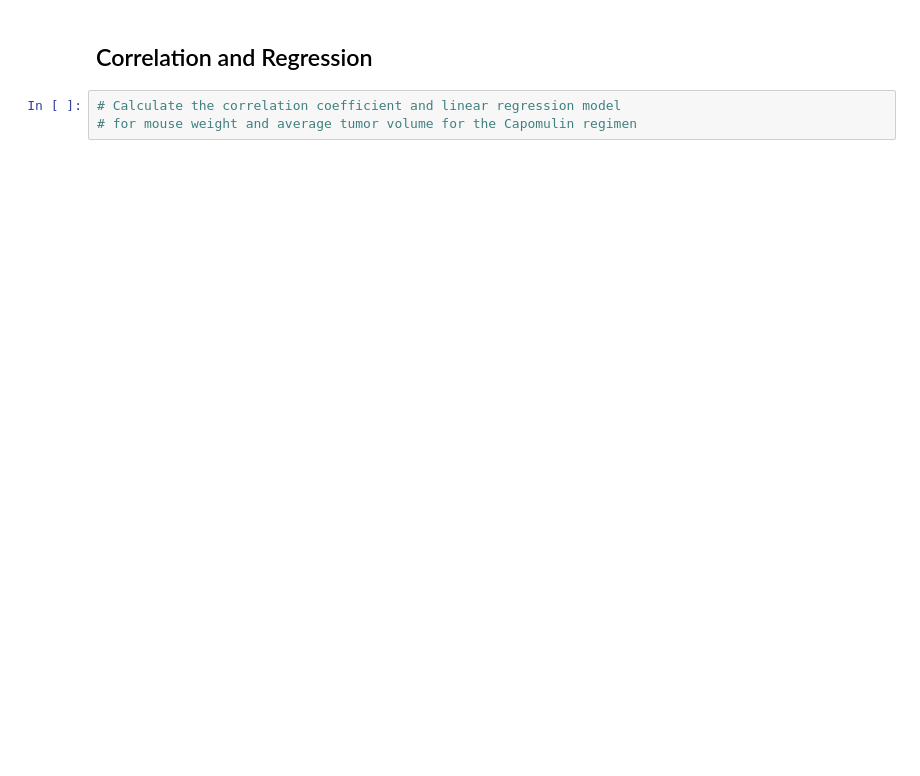
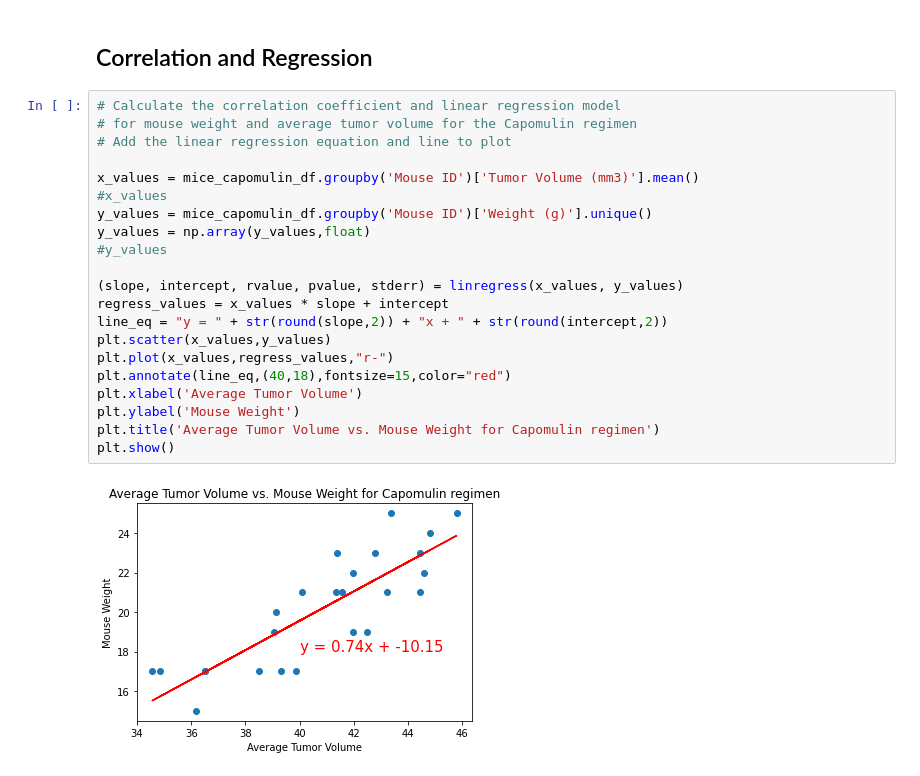
Before and after one commit to patrickfspring/A-Pharamaceuticals-Study-of-Anti-Cancer-Drugs-using-Matplotlib, a Jupyter notebook: Pymaceuticals/pymaceuticals_starter.ipynb, the cells around one changed output. Saved outputs shown, nothing was run; the diff lists cells and outputs as text; blank space fills up the shorter version.

```diff
--- a/Pymaceuticals/pymaceuticals_starter.ipynb
+++ b/Pymaceuticals/pymaceuticals_starter.ipynb
@@ -272,5 +441,25 @@ plt.show()
 # %% [markdown]
 ## Correlation and Regression
-# %%
-# Calculate the correlation coefficient and linear regression model
-# for mouse weight and average tumor volume for the Capomulin regimen
+# %%
+# Calculate the correlation coefficient and linear regression model
+# for mouse weight and average tumor volume for the Capomulin regimen
+# Add the linear regression equation and line to plot
+
+x_values = mice_capomulin_df.groupby('Mouse ID')['Tumor Volume (mm3)'].mean()
+#x_values
+y_values = mice_capomulin_df.groupby('Mouse ID')['Weight (g)'].unique()
+y_values = np.array(y_values,float)
+#y_values
+
+(slope, intercept, rvalue, pvalue, stderr) = linregress(x_values, y_values)
+regress_values = x_values * slope + intercept
+line_eq = "y = " + str(round(slope,2)) + "x + " + str(round(intercept,2))
+plt.scatter(x_values,y_values)
+plt.plot(x_values,regress_values,"r-")
+plt.annotate(line_eq,(40,18),fontsize=15,color="red")
+plt.xlabel('Average Tumor Volume')
+plt.ylabel('Mouse Weight')
+plt.title('Average Tumor Volume vs. Mouse Weight for Capomulin regimen')
+plt.show()
+# %% [output]
+[figure, added]
```
Also changed, not shown: parts of 12 cells of this notebook.
